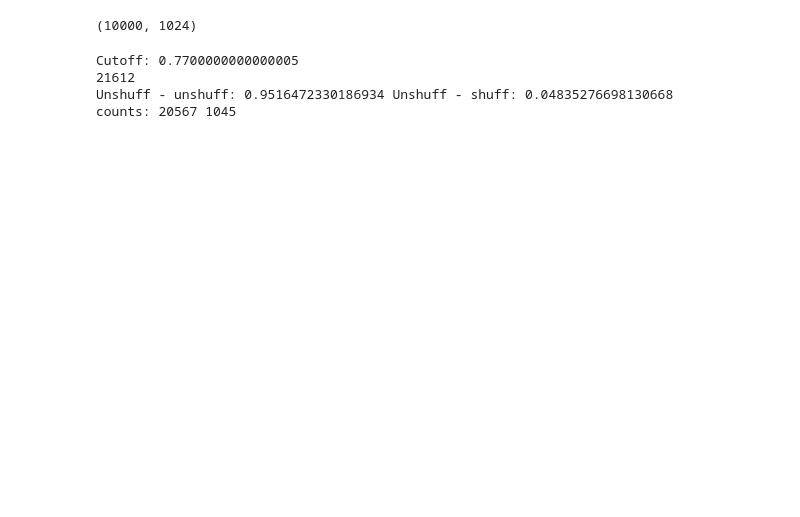
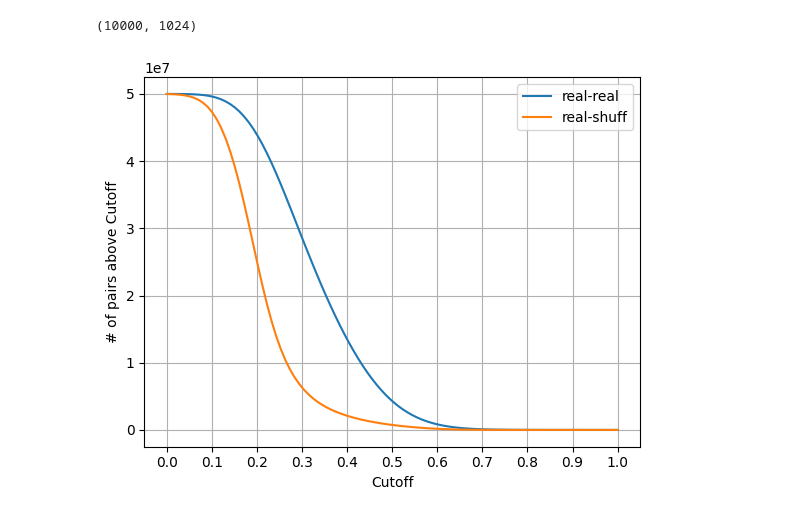
Before and after one commit to fguintu/thesis2024-25, a Jupyter notebook: cutoff/rs/rsseq.ipynb, the cells around one changed output. Drawn from its saved outputs; the diff is of its cells as text; code cells hidden in the pictures; blank space fills up the shorter version.

```diff
--- a/cutoff/rs/rsseq.ipynb
+++ b/cutoff/rs/rsseq.ipynb
@@ -128,27 +92,30 @@ for i in tqdm.tqdm(range(embeddings_unshuff.shape[0]), total=embeddings_unshuff.
 sims_unshuff1 = np.array(sims_unshuff1)
 sims_shuff1 = np.array(sims_shuff1)
 
-# sort the similarities
-sims_unshuff1.sort()
-sims_shuff1.sort()
-
-# find the cutoff by trying a random value first then adjusting
-cutoff = 0
-threshold = [0.05, 0.1, 0.15, 0.2, 0.25, 0.3]
-
-# while True:
-#     total = np.sum(sims_unshuff1 >= cutoff) + np.sum(sims_shuff1 >= cutoff)
-#     if np.sum(sims_unshuff1 >= cutoff) / total >= (1 - threshold) and np.sum(sims_shuff1 >= cutoff) / total <= threshold:
-#         break
-#     else:
-#         cutoff += 0.01
-
-print('Cutoff:', cutoff)
-print(total)
-print('Unshuff - unshuff:', np.sum(sims_unshuff1 >= cutoff) / total, 'Unshuff - shuff:', np.sum(sims_shuff1 >= cutoff) / total)
-print('counts:', np.sum(sims_unshuff1 >= cutoff), np.sum(sims_shuff1 >= cutoff))
+cutoffs = np.linspace(0,1,100)
+thresholds = []
+real_real = []
+realp = []
+shufp = []
+real_shuff = []
+totals = []
+for c in cutoffs:
+    su = np.sum(sims_unshuff1 >= c)
+    ss = np.sum(sims_shuff1 >= c)
+    total = su + ss
+    real_real.append(su)
+    real_shuff.append(ss)
+    totals.append(total)
+    realp.append(su / total)
+    shufp.append(ss / total)
-# %% [output]
-Cutoff: 0.7700000000000005
-21612
-Unshuff - unshuff: 0.9516472330186934 Unshuff - shuff: 0.04835276698130668
-counts: 20567 1045
+# %%
+plt.plot(cutoffs, real_real, label='real-real')
+plt.plot(cutoffs, real_shuff, label='real-shuff')
+plt.ylabel("# of pairs above Cutoff")
+plt.xlabel("Cutoff")
+plt.xticks(np.linspace(0, 1, 11))
+plt.grid(True)
+plt.legend()
+plt.show()
+# %% [output]
+[figure, added]
```
Also changed, not shown: parts of 14 cells of this notebook, 13 other files.
